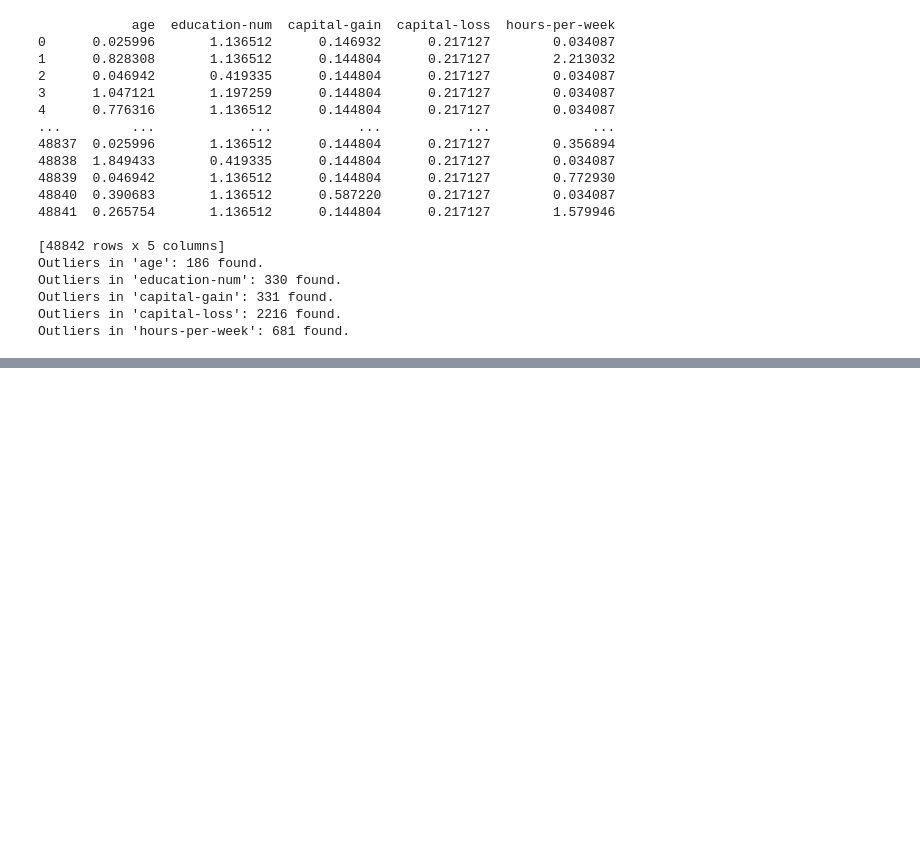
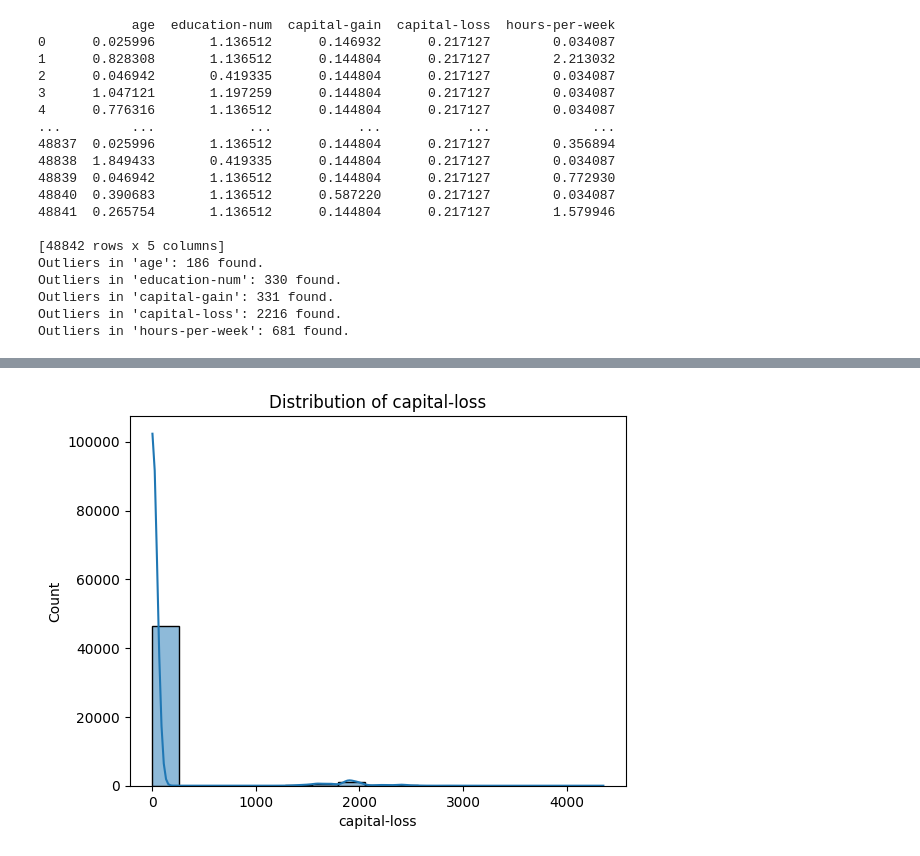
Before and after one commit to kmkri/ML_Assignments, a Jupyter notebook: Sravanthi_Copy.ipynb, the cells around one changed output, grey strips where cells are left out. Cells and saved outputs as stored; diff of their text form; code cells hidden in the pictures; blank space fills up the shorter version.

```diff
--- a/Sravanthi_Copy.ipynb
+++ b/Sravanthi_Copy.ipynb
@@ -733,0 +757,6 @@ Outliers in 'hours-per-week': 681 found.
+# %%
+sns.histplot(adult_df_cleaned['capital-loss'], kde=True)
+plt.title('Distribution of capital-loss')
+plt.show()
+# %% [output]
+[figure, added]
```
Also changed, not shown: parts of 7 cells of this notebook.
